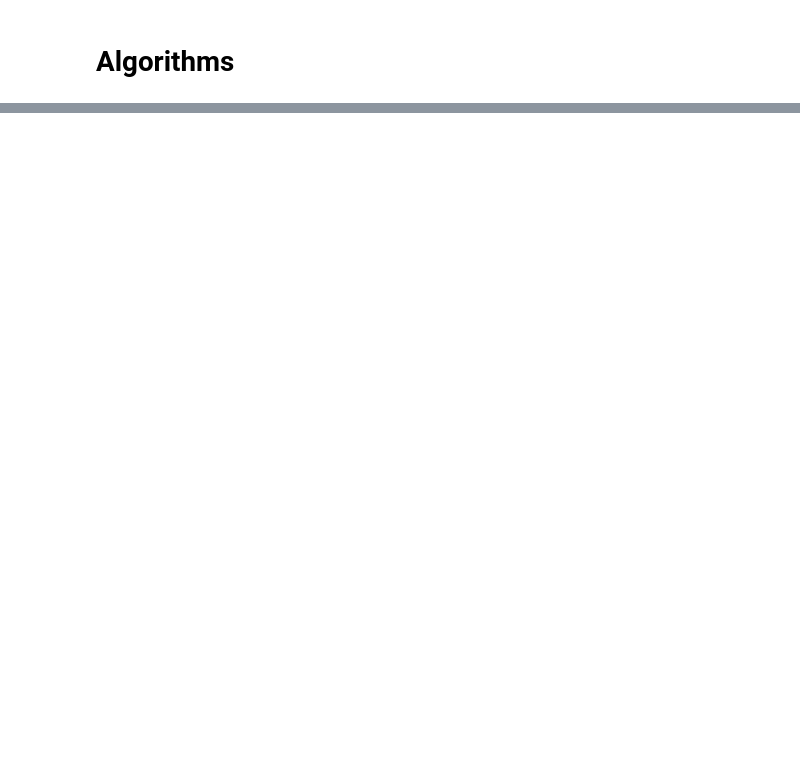
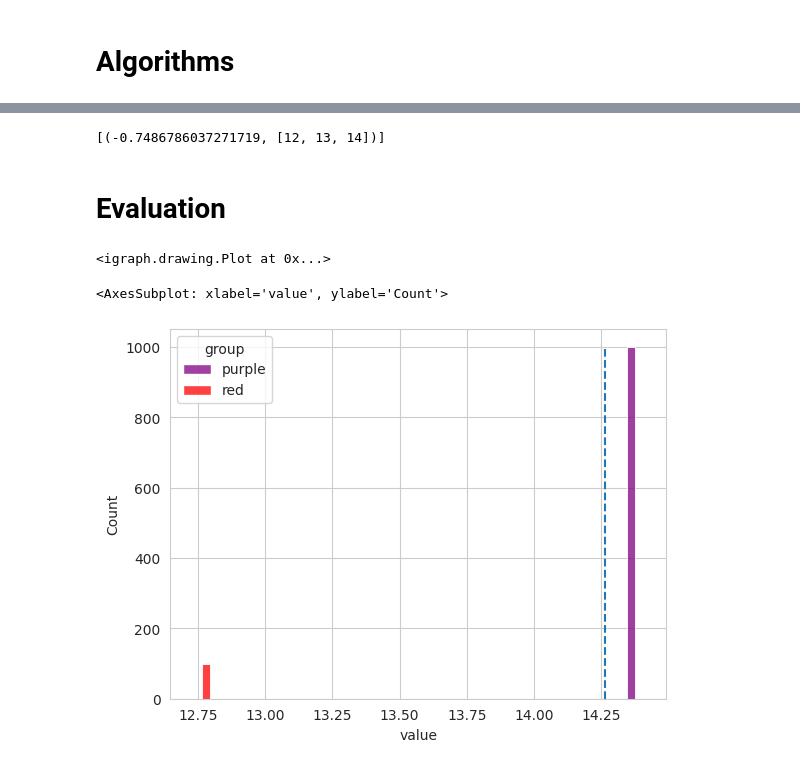
Before and after one commit to RicoFio/equitable-transport-reduction, a Jupyter notebook: experiments/egalitarian_experiments.ipynb, the cells around one changed output, grey strips where cells are left out. Saved outputs shown, nothing was run; the diff lists cells and outputs as text; code cells hidden in the pictures; blank space fills up the shorter version.

```diff
--- a/experiments/egalitarian_experiments.ipynb
+++ b/experiments/egalitarian_experiments.ipynb
@@ -9,2 +53,11 @@ reward =
+# %%
+monetary_budget = 200
+groups = None
+metrics = [TravelMetric.TT]
+
+
+reward = EgalitarianTheilAndCostReward(census_data=census, com_threshold=0,
+                                       total_graph_cost=total_graph_cost, monetary_budget=monetary_budget,
+                                       groups=groups, metrics=metrics, verbose=True)
 # %% [markdown]
 # Algorithms
@@ -18,0 +64,3 @@ reward =
+# %%
+edge_types = set(graph.es.select(type_ne='walk')['type'])
+max_solutions = optimal_max_baseline(graph, reward, edge_types=edge_types)
@@ -18,0 +85,16 @@ reward =
+# %%
+max_solutions
+# %% [output]
+[(-0.7486786037271719, [12, 13, 14])]
+# %% [markdown]
+# Evaluation
+# %%
+graph_prime = graph.subgraph_edges([e.index for e in graph.es if e.index not in max_solutions[0][1]])
+ig.plot(graph_prime)
+# %% [output]
+<igraph.drawing.Plot at 0x...>
+# %%
+plot_travel_time_histogram(graph_prime, census)
+# %% [output]
+<AxesSubplot: xlabel='value', ylabel='Count'>
+[figure, added]
```
Also changed, not shown: parts of 14 cells of this notebook, 14 other files.
